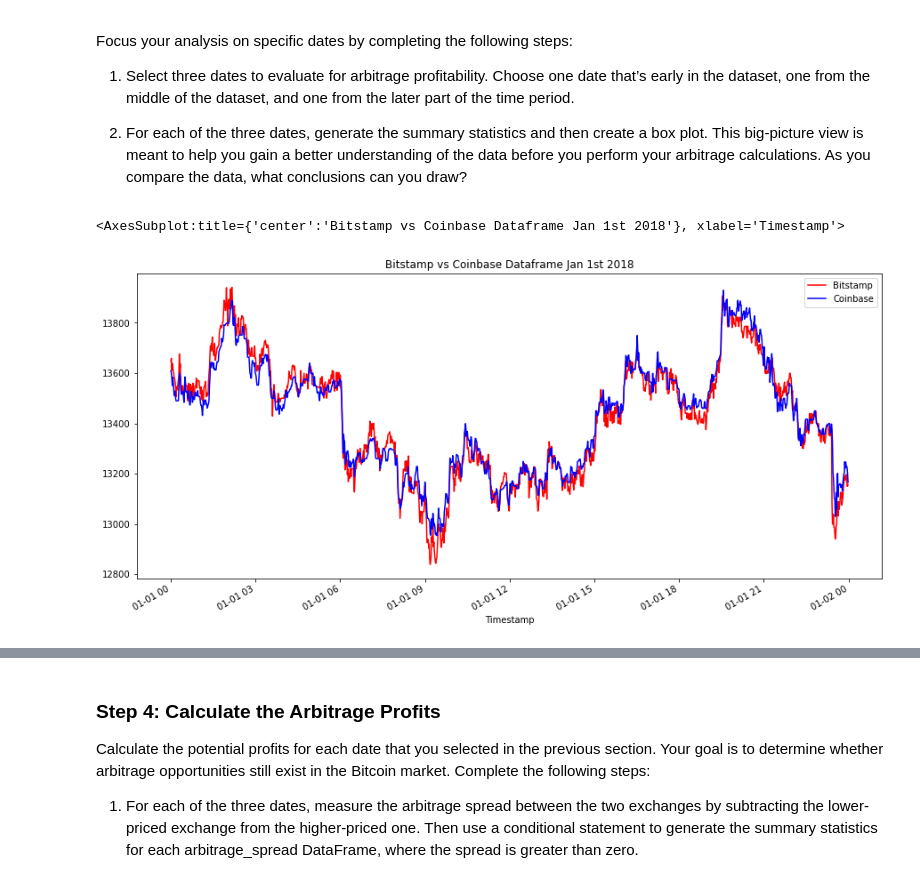
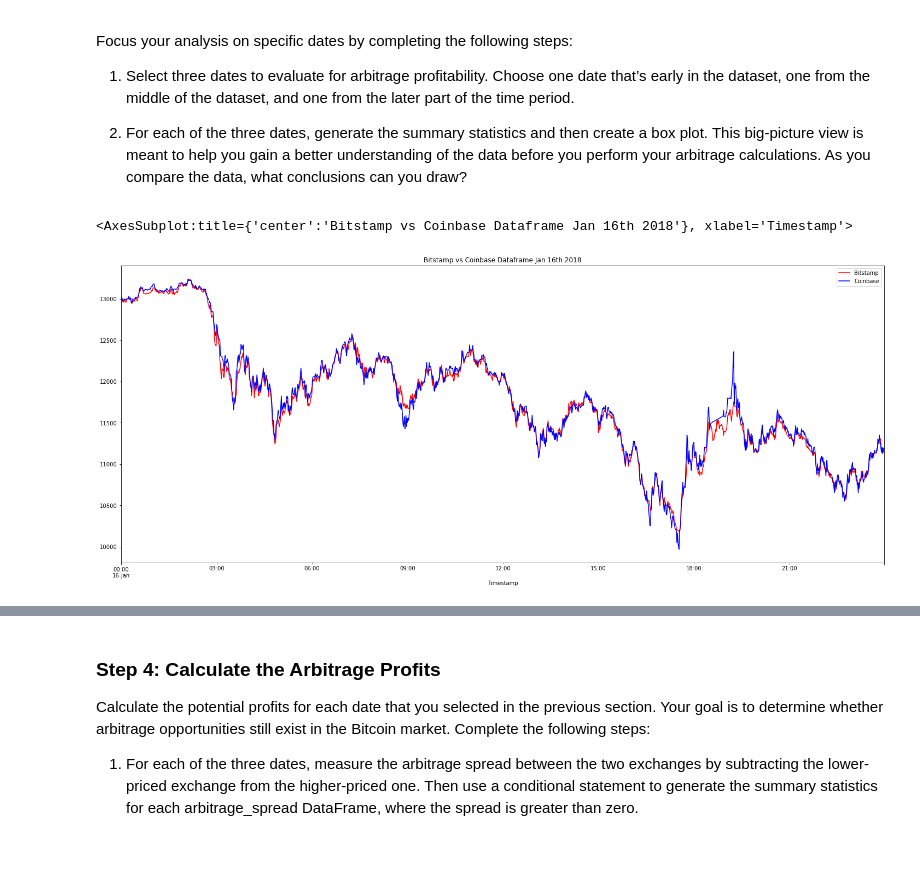
Before and after one commit to yanickw/crypto_arbitrage, a Jupyter notebook: crypto_arbitrage.ipynb, the cells around one changed output, grey strips where cells are left out. Saved outputs shown, nothing was run; the diff lists cells and outputs as text; code cells hidden in the pictures; blank space fills up the shorter version.

```diff
--- a/crypto_arbitrage.ipynb
+++ b/crypto_arbitrage.ipynb
@@ -416,10 +396,9 @@ Focus your analysis on specific dates by completing the following steps:
 
 2. For each of the three dates, generate the summary statistics and then create a box plot. This big-picture view is meant to help you gain a better understanding of the data before you perform your arbitrage calculations. As you compare the data, what conclusions can you draw?
 # %%
-# Create an overlay plot that visualizes the two dataframes over a period of one day early in the dataset.
-# Be sure that the plots include the parameters `legend`, `figsize`, `title`, `color` and `label`
-bitstamp_sliced.loc["2018-01-01"].plot(legend=True, figsize=(15,7), title="Bitstamp vs Coinbase Dataframe Jan 1st 2018", color="red", label="Bitstamp")
-coinbase_sliced.loc["2018-01-01"].plot(legend=True, figsize=(15,7), color="blue", label="Coinbase")
+# Overlay plot that visualizes the two dataframes over a period of one day (January 2018).
+bitstamp_sliced.loc["2018-01-16"].plot(legend=True, figsize=(25,10), title="Bitstamp vs Coinbase Dataframe Jan 16th 2018", color="red", label="Bitstamp")
+coinbase_sliced.loc["2018-01-16"].plot(legend=True, figsize=(25,10), color="blue", label="Coinbase")
 # %% [output]
-<AxesSubplot:title={'center':'Bitstamp vs Coinbase Dataframe Jan 1st 2018'}, xlabel='Timestamp'>
+<AxesSubplot:title={'center':'Bitstamp vs Coinbase Dataframe Jan 16th 2018'}, xlabel='Timestamp'>
-[figure, old version]
+[figure, new version]
```
Also changed, not shown: parts of 66 cells of this notebook, 1 other file.
